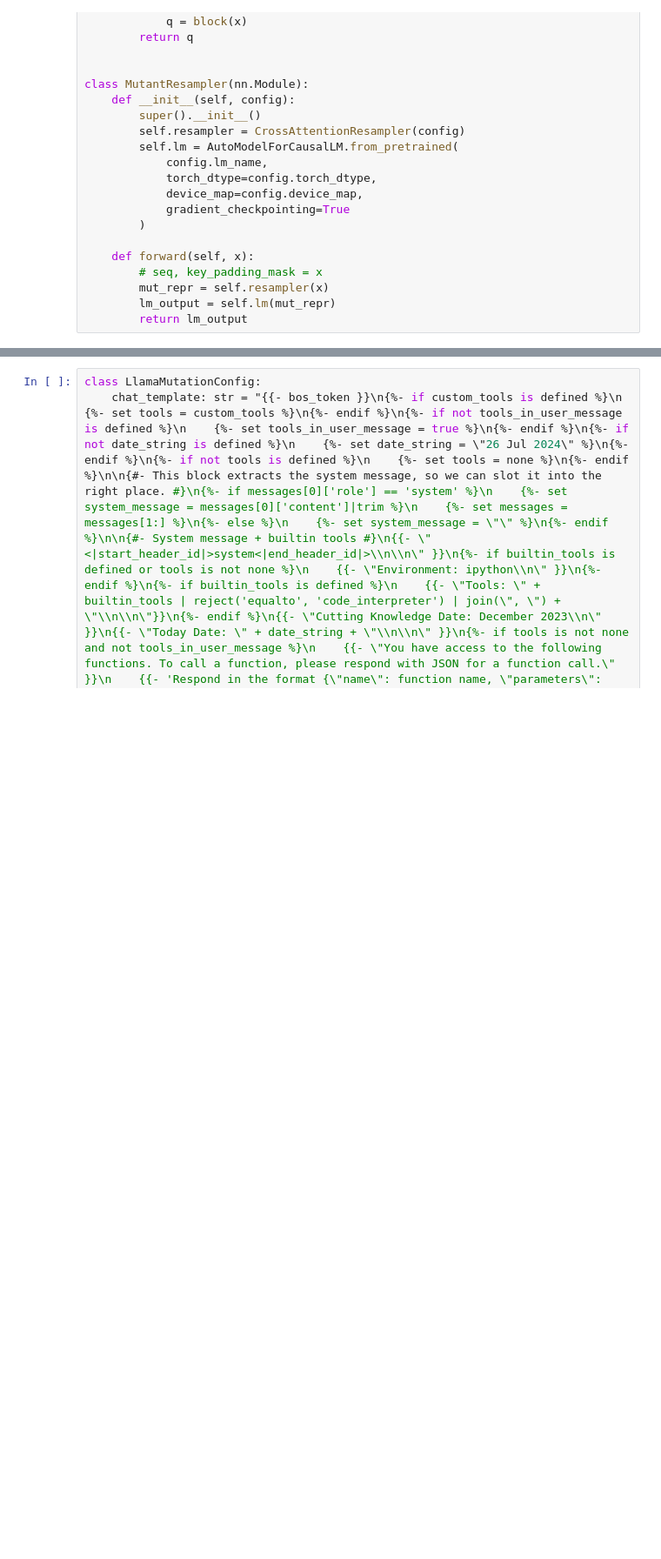
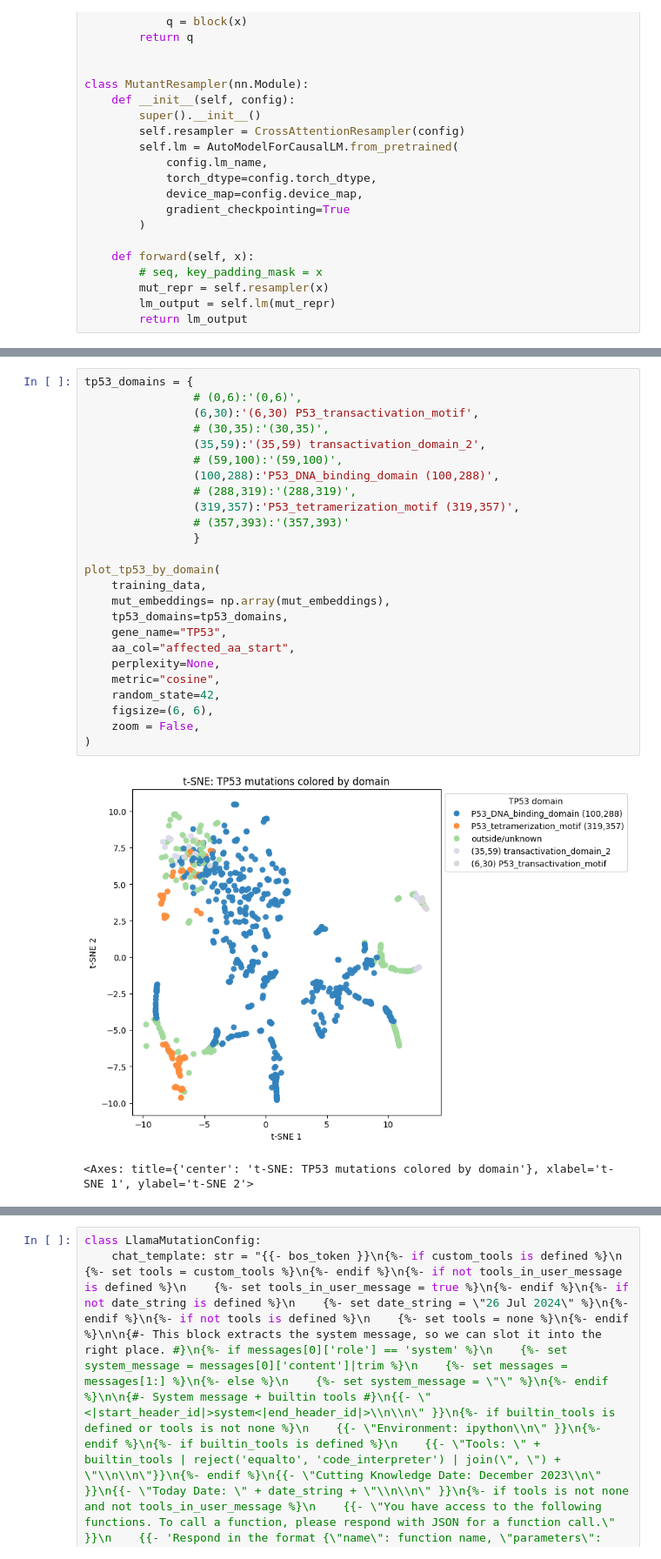
Before and after one commit to david-arredondo/MutationModel, a Jupyter notebook: model/model.ipynb, the cells around one changed output, grey strips where cells are left out. Shown at 87% size. Drawn from its saved outputs; the diff is of its cells as text; blank space fills up the shorter version.

```diff
--- a/model/model.ipynb
+++ b/model/model.ipynb
@@ -111,0 +1158,28 @@ class MutantResampler(nn.Module):
+# %%
+tp53_domains = {
+                # (0,6):'(0,6)',
+                (6,30):'(6,30) P53_transactivation_motif',
+                # (30,35):'(30,35)',
+                (35,59):'(35,59) transactivation_domain_2',
+                # (59,100):'(59,100)',
+                (100,288):'P53_DNA_binding_domain (100,288)',
+                # (288,319):'(288,319)',
+                (319,357):'P53_tetramerization_motif (319,357)',
+                # (357,393):'(357,393)'
+                }
+
+plot_tp53_by_domain(
+    training_data,
+    mut_embeddings= np.array(mut_embeddings),
+    tp53_domains=tp53_domains,
+    gene_name="TP53",
+    aa_col="affected_aa_start",
+    perplexity=None,
+    metric="cosine",
+    random_state=42,
+    figsize=(6, 6),
+    zoom = False,
+)
+# %% [output]
+[figure, added]
+<Axes: title={'center': 't-SNE: TP53 mutations colored by domain'}, xlabel='t-SNE 1', ylabel='t-SNE 2'>
```
Also changed, not shown: parts of 42 cells of this notebook, 2 other files.
